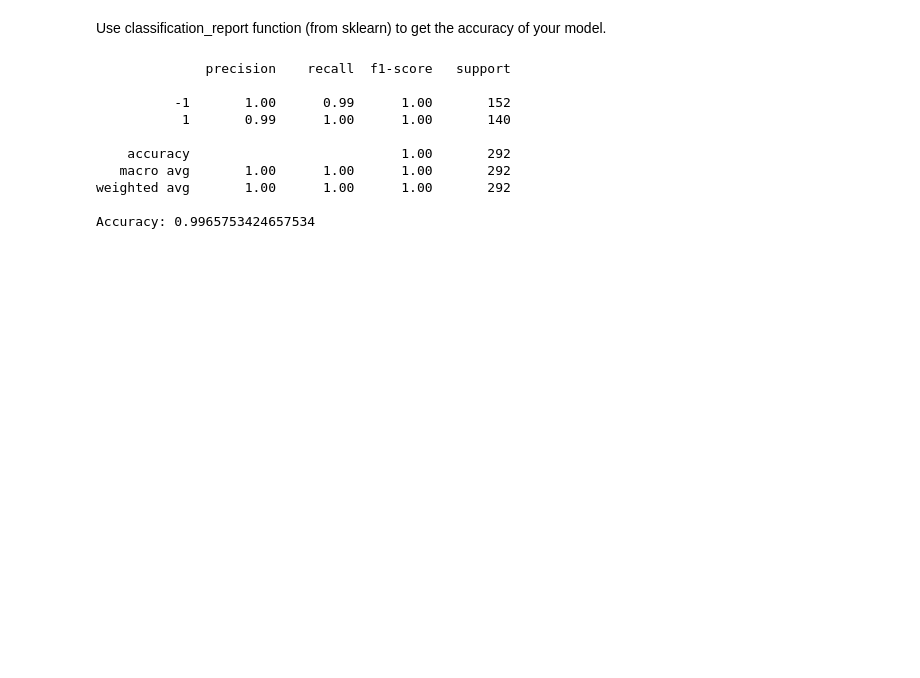
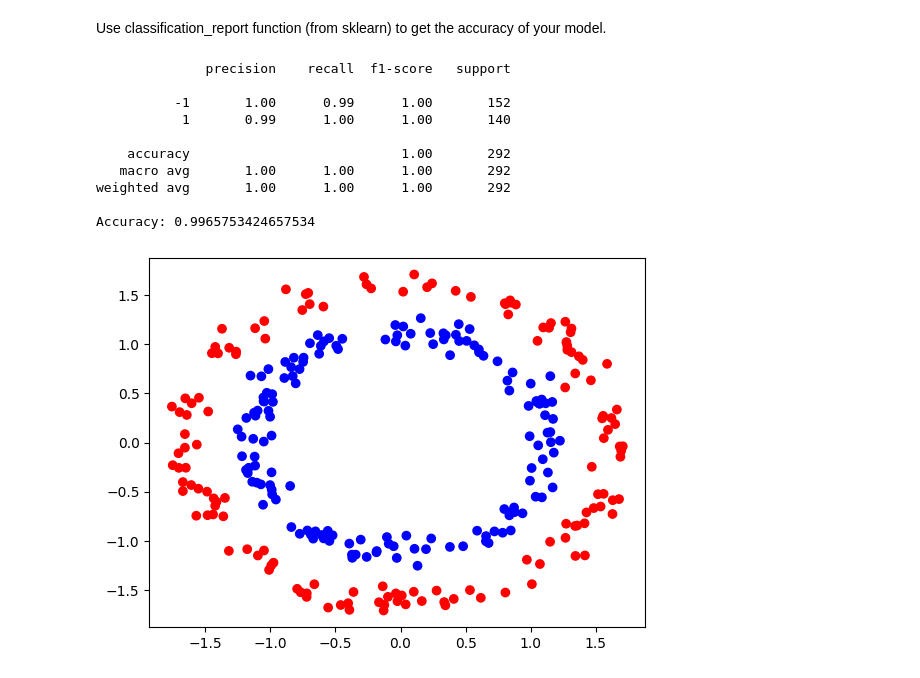
Before and after one commit to mohammadKazzazi/IML_CHW_3, a Jupyter notebook: SVM.ipynb, the cells around one changed output. Drawn from its saved outputs; the diff is of its cells as text; code cells hidden in the pictures; blank space fills up the shorter version.

```diff
--- a/SVM.ipynb
+++ b/SVM.ipynb
@@ -683,21 +668,21 @@ Predicted class labels: [ 1.  1.  1. -1. -1. -1.  1. -1. -1. -1. -1. -1. -1. -1.
 # %% [markdown]
 Use classification_report function (from sklearn) to get the accuracy of your model.
 # %%
-from sklearn.metrics import classification_report, accuracy_score
-
 report = classification_report(y_test, y_pred)
 print(report)
 
 accuracy = accuracy_score(y_test, y_pred)
 print("Accuracy:", accuracy)
+visualize_data(X_test_np, y_pred)
 # %% [output]
               precision    recall  f1-score   support
 
           -1       1.00      0.99      1.00       152
            1       0.99      1.00      1.00       140
 
     accuracy                           1.00       292
    macro avg       1.00      1.00      1.00       292
 weighted avg       1.00      1.00      1.00       292
 
 Accuracy: 0.9965753424657534
+[figure, added]
```
Also changed, not shown: parts of 8 cells of this notebook, 1 other file.
